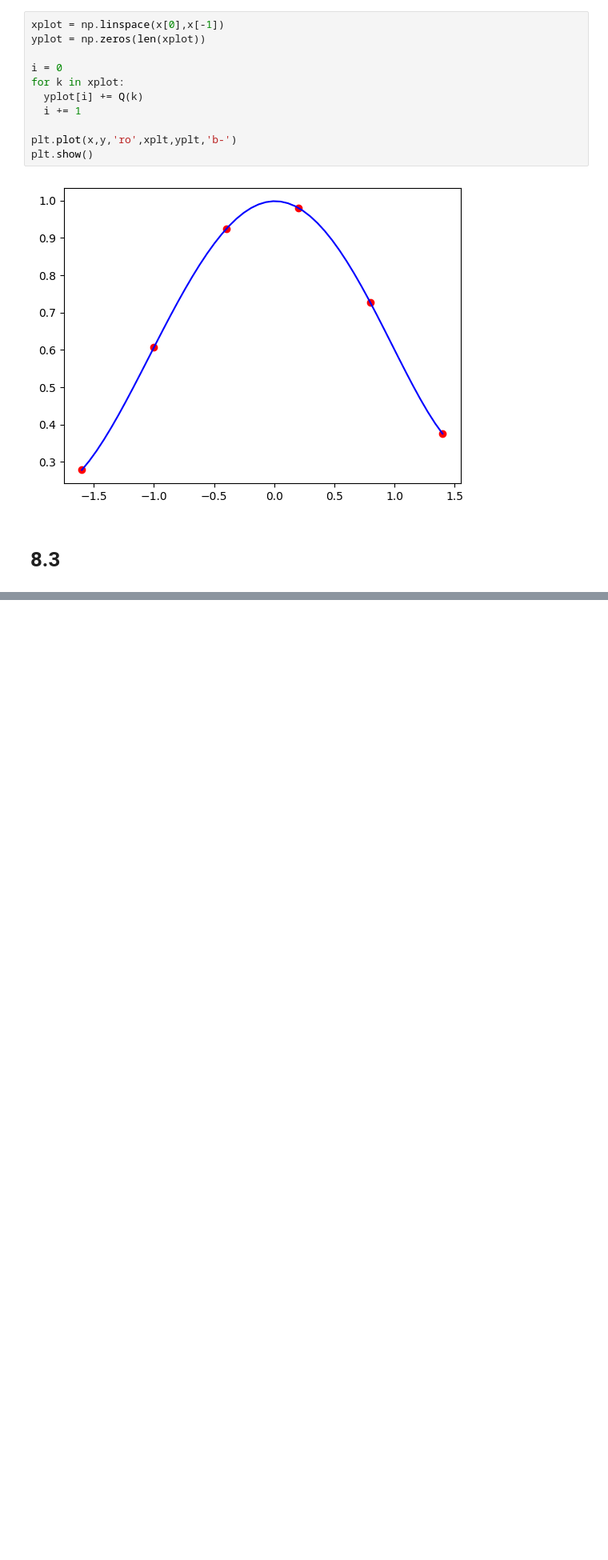
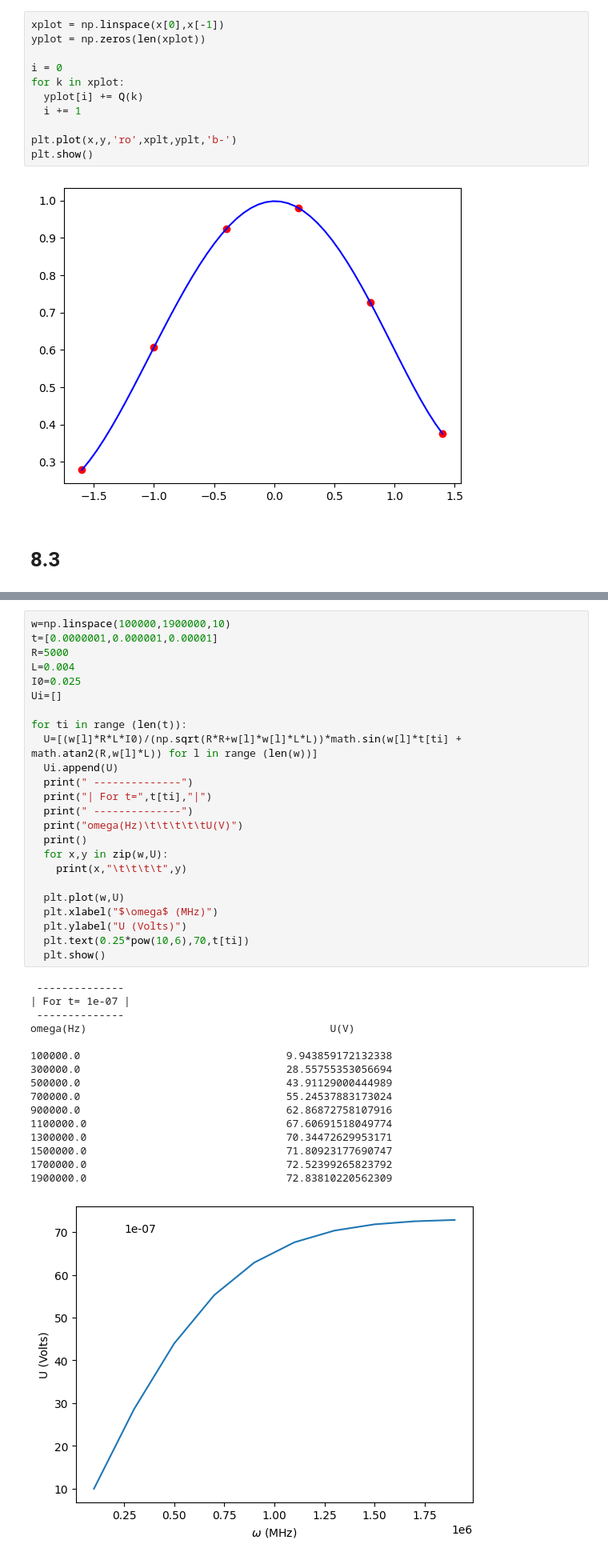
Before and after one commit to costpetrides/Computational-Physics, a Jupyter notebook: Interpolation/Exercises.ipynb, the cells around one changed output, grey strips where cells are left out. Shown at 80% size. Cells and saved outputs as stored; diff of their text form; blank space fills up the shorter version.

```diff
--- a/Interpolation/Exercises.ipynb
+++ b/Interpolation/Exercises.ipynb
@@ -83,0 +87,41 @@ plt.show()
+# %%
+w=np.linspace(100000,1900000,10)
+t=[0.0000001,0.000001,0.00001]
+R=5000
+L=0.004
+I0=0.025
+Ui=[]
+
+for ti in range (len(t)):
+  U=[(w[l]*R*L*I0)/(np.sqrt(R*R+w[l]*w[l]*L*L))*math.sin(w[l]*t[ti] + math.atan2(R,w[l]*L)) for l in range (len(w))]
+  Ui.append(U)
+  print(" --------------")
+  print("| For t=",t[ti],"|")
+  print(" --------------")
+  print("omega(Hz)\t\t\t\t\tU(V)")
+  print()
+  for x,y in zip(w,U):
+    print(x,"\t\t\t\t",y)
+
+  plt.plot(w,U)
+  plt.xlabel("$\omega$ (MHz)")
+  plt.ylabel("U (Volts)")
+  plt.text(0.25*pow(10,6),70,t[ti])
+  plt.show()
+# %% [output]
+ --------------
+| For t= 1e-07 |
+ --------------
+omega(Hz)                                       U(V)
+
+100000.0                                 9.943859172132338
+300000.0                                 28.55755353056694
+500000.0                                 43.91129000444989
+700000.0                                 55.24537883173024
+900000.0                                 62.86872758107916
+1100000.0                                67.60691518049774
+1300000.0                                70.34472629953171
+1500000.0                                71.80923177690747
+1700000.0                                72.52399265823792
+1900000.0                                72.83810220562309
+[figure, added]
```
Also changed, not shown: parts of 5 cells of this notebook.
